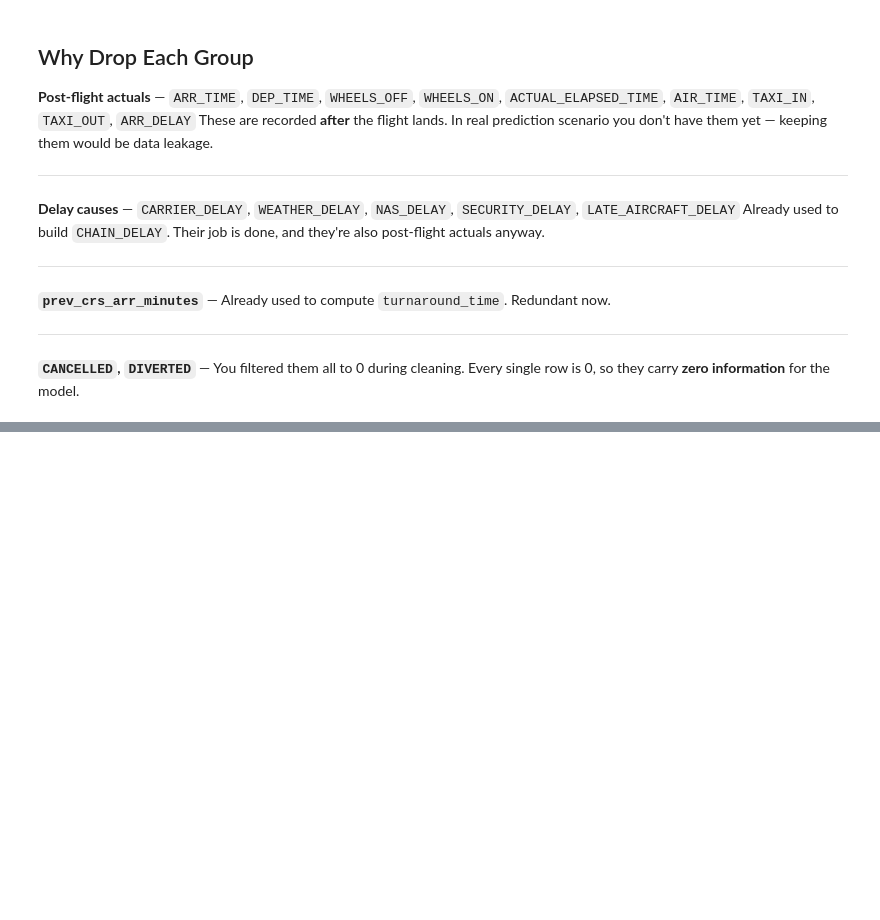
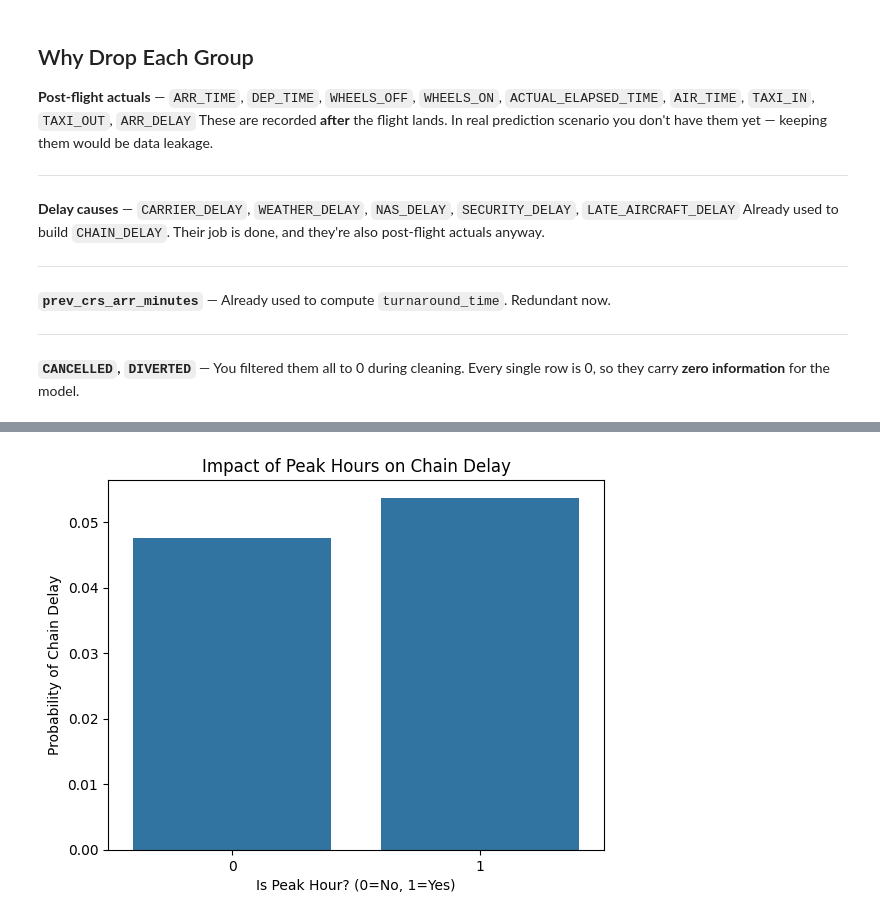
Before and after one commit to Mohamedashraf2005/Flight_Delay-PySpark, a Jupyter notebook: Flight_Delay_Chain_Reaction_Prediction.ipynb, the cells around one changed output, grey strips where cells are left out. Cells and saved outputs as stored; diff of their text form; code cells hidden in the pictures; blank space fills up the shorter version.

```diff
--- a/Flight_Delay_Chain_Reaction_Prediction.ipynb
+++ b/Flight_Delay_Chain_Reaction_Prediction.ipynb
@@ -343,0 +352,15 @@ df.limit(1).toPandas()
+# %%
+from pyspark.sql.functions import col, when, floor
+
+df = df.withColumn("hour_of_day", floor(col("CRS_DEP_TIME") / 100))
+
+df = df.withColumn("is_peak_hour",
+    when(
+        ((col("hour_of_day") >= 6) & (col("hour_of_day") <= 9)) |
+        ((col("hour_of_day") >= 16) & (col("hour_of_day") <= 20)),
+        1
+    ).otherwise(0)
+)
+
+print("تم حساب عمود is_peak_hour بنجاح!")
+df.select("CRS_DEP_TIME", "hour_of_day", "is_peak_hour").show(10)
@@ -343,0 +384,13 @@ df.limit(1).toPandas()
+# %%
+peak_hour_analysis = df.groupBy("is_peak_hour").avg("CHAIN_DELAY").toPandas()
+
+import seaborn as sns
+import matplotlib.pyplot as plt
+
+sns.barplot(x="is_peak_hour", y="avg(CHAIN_DELAY)", data=peak_hour_analysis)
+plt.title("Impact of Peak Hours on Chain Delay")
+plt.xlabel("Is Peak Hour? (0=No, 1=Yes)")
+plt.ylabel("Probability of Chain Delay")
+plt.show()
+# %% [output]
+[figure, added]
```
Also changed, not shown: parts of 13 cells of this notebook.
